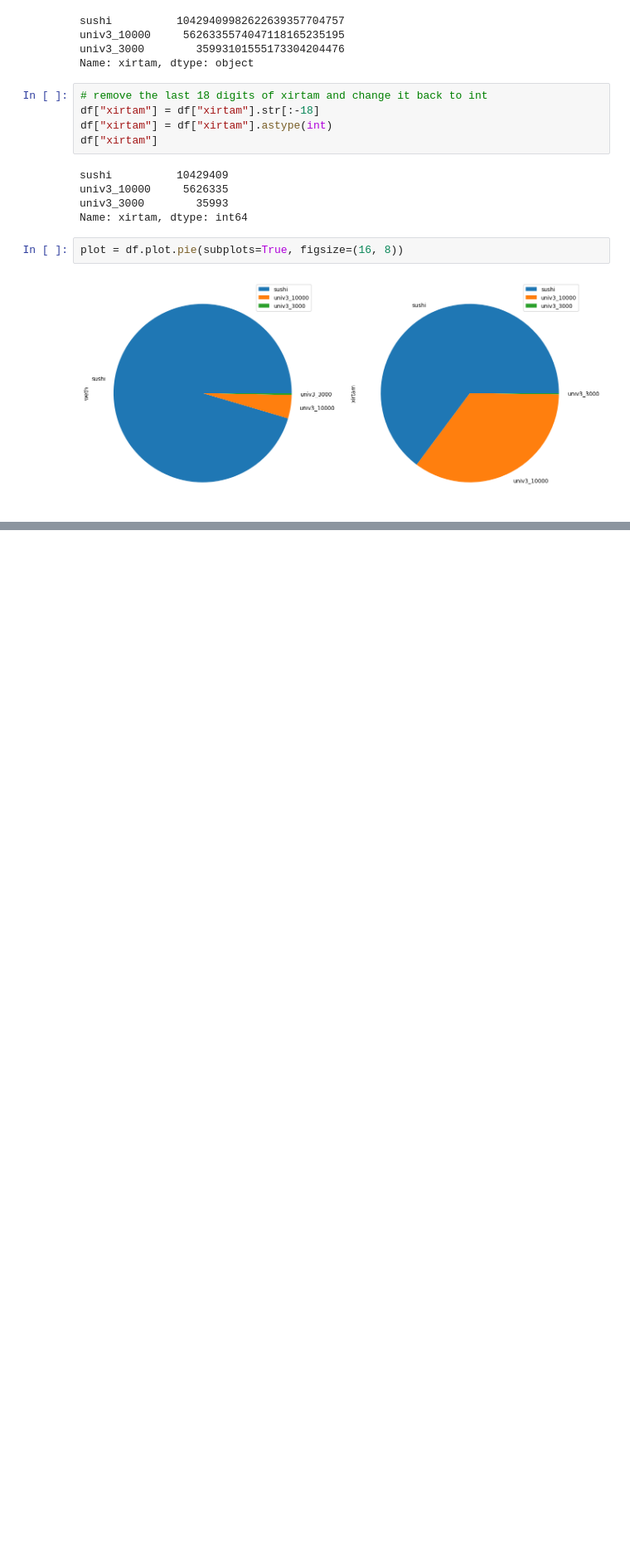
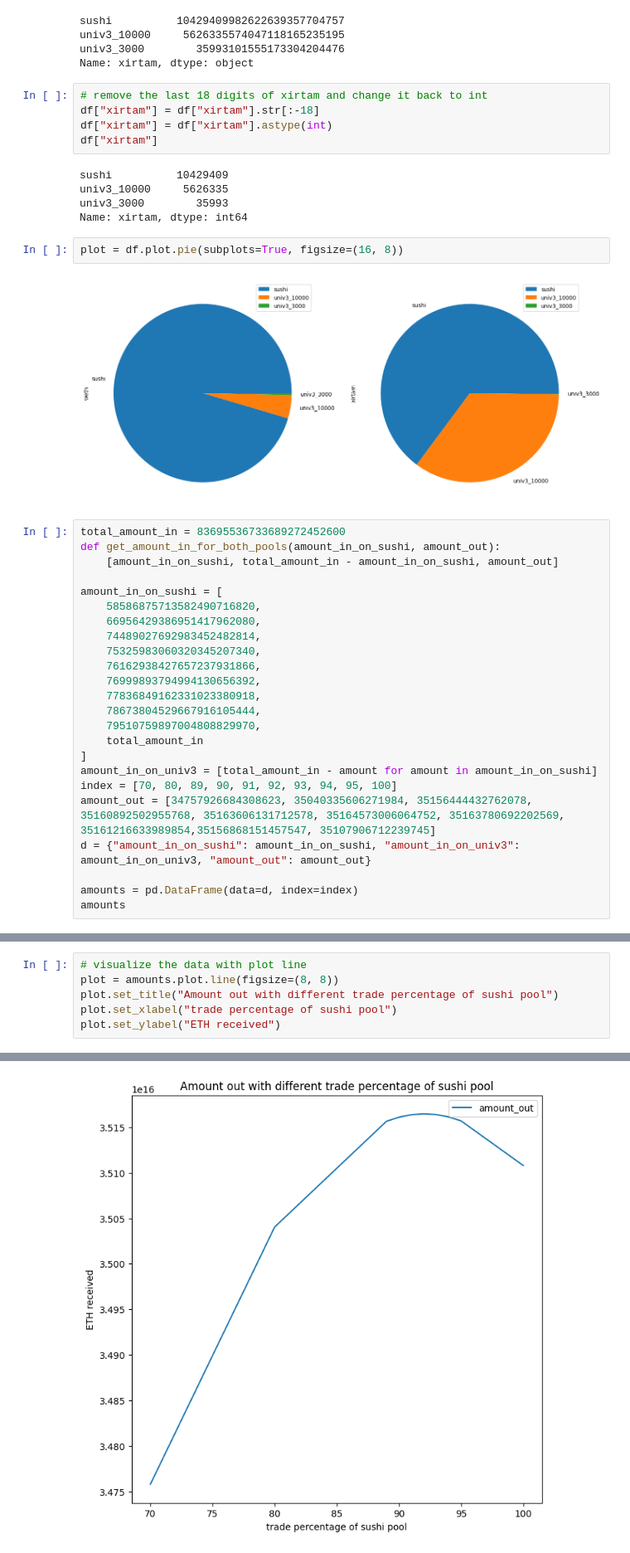
Before and after one commit to yuichiroaoki/chaser, a Jupyter notebook: analysis/search_equilibrium.ipynb, the cells around one changed output, grey strips where cells are left out. Shown: that part at 83% size. Drawn from its saved outputs; the diff is of its cells as text; blank space fills up the shorter version.

```diff
--- a/analysis/search_equilibrium.ipynb
+++ b/analysis/search_equilibrium.ipynb
@@ -91,3 +91,27 @@ Name: xirtam, dtype: int64
 plot = df.plot.pie(subplots=True, figsize=(16, 8))
 # %% [output]
 [figure]
+# %%
+total_amount_in = 83695536733689272452600
+def get_amount_in_for_both_pools(amount_in_on_sushi, amount_out):
+	[amount_in_on_sushi, total_amount_in - amount_in_on_sushi, amount_out]
+
+amount_in_on_sushi = [
+    58586875713582490716820,
+    66956429386951417962080,
+    74489027692983452482814,
+    75325983060320345207340,
+    76162938427657237931866,
+    76999893794994130656392,
+    77836849162331023380918,
+    78673804529667916105444,
+    79510759897004808829970,
+    total_amount_in
+]
+amount_in_on_univ3 = [total_amount_in - amount for amount in amount_in_on_sushi]
+index = [70, 80, 89, 90, 91, 92, 93, 94, 95, 100]
+amount_out = [34757926684308623, 35040335606271984, 35156444432762078, 35160892502955768, 35163606131712578, 35164573006064752, 35163780692202569, 35161216633989854,35156868151457547, 35107906712239745]
+d = {"amount_in_on_sushi": amount_in_on_sushi, "amount_in_on_univ3": amount_in_on_univ3, "amount_out": amount_out}
+
+amounts = pd.DataFrame(data=d, index=index)
+amounts
@@ -93,0 +130,7 @@ plot = df.plot.pie(subplots=True, figsize=(16, 8))
+# %%
+# visualize the data with plot line
+plot = amounts.plot.line(figsize=(8, 8))
+plot.set_title("Amount out with different trade percentage of sushi pool")
+plot.set_xlabel("trade percentage of sushi pool")
+plot.set_ylabel("ETH received")
+# %% [output]
@@ -93,0 +138 @@ plot = df.plot.pie(subplots=True, figsize=(16, 8))
+[figure, added]
```
Also changed, not shown: parts of 4 cells of this notebook, 2 other files.
